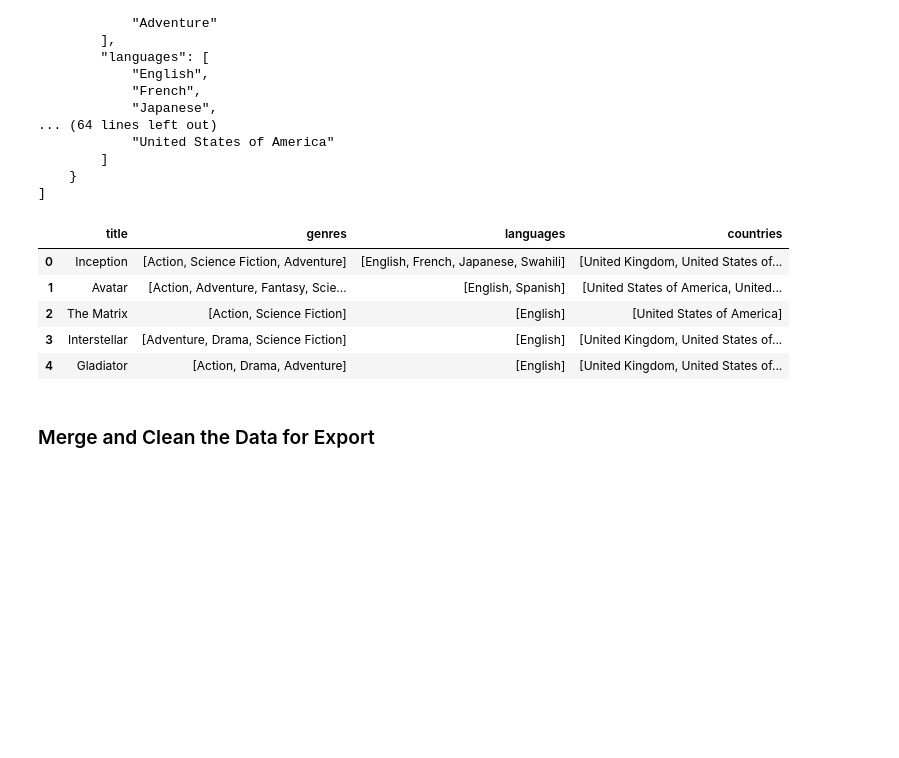
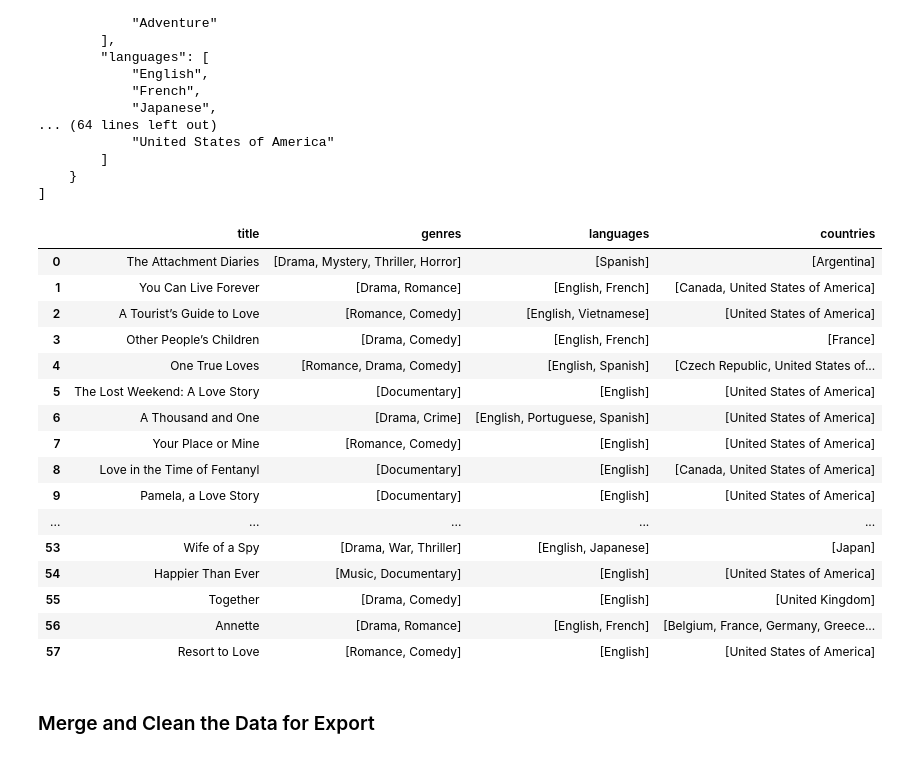
Before and after one commit to bychok/data-sourcing-challenge, a Jupyter notebook: retrieve_movie_data.ipynb, the cells around one changed output. Drawn from its saved outputs; the diff is of its cells as text; code cells hidden in the pictures; blank space fills up the shorter version.

Commit message:
Completes Movie Database data section

```diff
--- a/retrieve_movie_data.ipynb
+++ b/retrieve_movie_data.ipynb
@@ -379,14 +345,25 @@ print(preview_json)
 # %%
 # Convert the results to a DataFrame
 movies_df = pd.DataFrame(tmdb_movies_list)
-movies_df.head()
+movies_df
 # %% [output]
 |  | title | genres | languages | countries |
-| 0 | Inception | [Action, Science Fiction, Adventure] | [English, French, Japanese, Swahili] | [United Kingdom, United States of... |
-| 1 | Avatar | [Action, Adventure, Fantasy, Scie... | [English, Spanish] | [United States of America, United... |
-| 2 | The Matrix | [Action, Science Fiction] | [English] | [United States of America] |
-| 3 | Interstellar | [Adventure, Drama, Science Fiction] | [English] | [United Kingdom, United States of... |
-| 4 | Gladiator | [Action, Drama, Adventure] | [English] | [United Kingdom, United States of... |
+| 0 | The Attachment Diaries | [Drama, Mystery, Thriller, Horror] | [Spanish] | [Argentina] |
+| 1 | You Can Live Forever | [Drama, Romance] | [English, French] | [Canada, United States of America] |
+| 2 | A Tourist’s Guide to Love | [Romance, Comedy] | [English, Vietnamese] | [United States of America] |
+| 3 | Other People’s Children | [Drama, Comedy] | [English, French] | [France] |
+| 4 | One True Loves | [Romance, Drama, Comedy] | [English, Spanish] | [Czech Republic, United States of... |
+| 5 | The Lost Weekend: A Love Story | [Documentary] | [English] | [United States of America] |
+| 6 | A Thousand and One | [Drama, Crime] | [English, Portuguese, Spanish] | [United States of America] |
+| 7 | Your Place or Mine | [Romance, Comedy] | [English] | [United States of America] |
+| 8 | Love in the Time of Fentanyl | [Documentary] | [English] | [Canada, United States of America] |
+| 9 | Pamela, a Love Story | [Documentary] | [English] | [United States of America] |
+| ... | ... | ... | ... | ... |
+| 53 | Wife of a Spy | [Drama, War, Thriller] | [English, Japanese] | [Japan] |
+| 54 | Happier Than Ever | [Music, Documentary] | [English] | [United States of America] |
+| 55 | Together | [Drama, Comedy] | [English] | [United Kingdom] |
+| 56 | Annette | [Drama, Romance] | [English, French] | [Belgium, France, Germany, Greece... |
+| 57 | Resort to Love | [Romance, Comedy] | [English] | [United States of America] |
 # %% [markdown]
 ### Merge and Clean the Data for Export
 # %%
```
Also changed, not shown: parts of 2 cells of this notebook.
